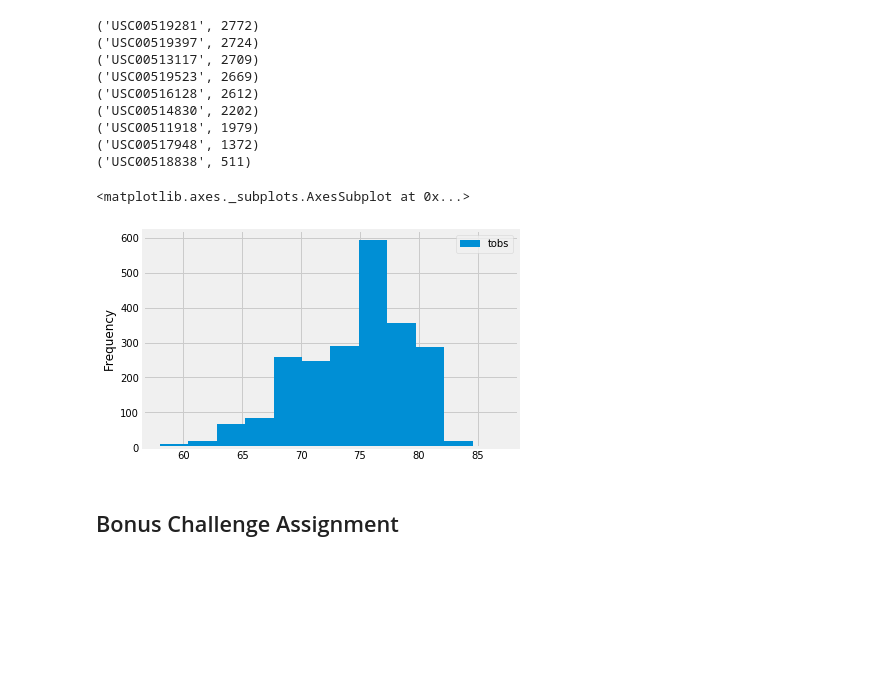
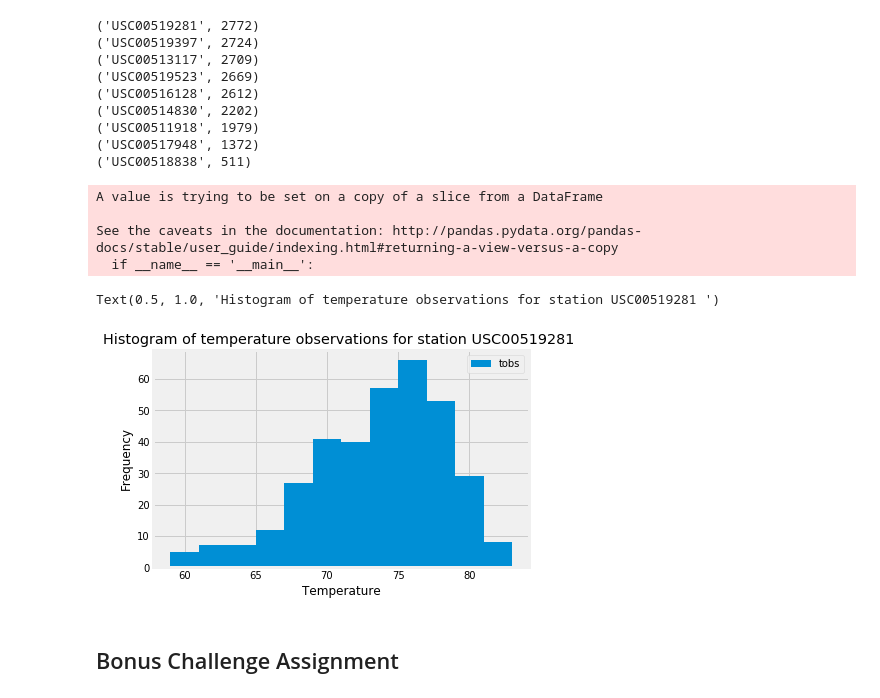
Before and after one commit to clemiblac/sqlalchemy-challenge, a Jupyter notebook: Case_Assignment/climate_starter.ipynb, the cells around one changed output. Drawn from its saved outputs; the diff is of its cells as text; code cells hidden in the pictures; blank space fills up the shorter version.

```diff
--- a/Case_Assignment/climate_starter.ipynb
+++ b/Case_Assignment/climate_starter.ipynb
@@ -269,20 +267,24 @@ for row in HIGHEST_TEMP_OBS:
 ('USC00518838', 511)
 # %%
 # Query the last 12 months of temperature observation data for this station and plot the results as a histogram
+station='USC00519281'
 results = pd.read_sql("SELECT * FROM Measurement\
                         WHERE date BETWEEN date('2016-08-23') AND date('2017-08-23')\
+                        AND station=:name\
                         ORDER BY DATE(date)"
-                      , conn)
+                      , conn,params={'name':station})
 df=results[["date","tobs"]]
-
-df_new_index=df.set_index("date")
-# Sort the dataframe by date
-sorted_df=df_new_index.sort_values("date")
-sorted_df.dropna(inplace=True)
-sorted_df.plot.hist(bins=12)
+df.dropna(inplace=True)
+df.plot.hist(bins=12)
+plt.xlabel('Temperature')
+plt.title(f'Histogram of temperature observations for station {station} ')
 # %% [output]
-<matplotlib.axes._subplots.AxesSubplot at 0x...>
+A value is trying to be set on a copy of a slice from a DataFrame
+
+See the caveats in the documentation: http://pandas.pydata.org/pandas-docs/stable/user_guide/indexing.html#returning-a-view-versus-a-copy
+  if __name__ == '__main__':
+Text(0.5, 1.0, 'Histogram of temperature observations for station USC00519281 ')
-[figure, old version]
+[figure, new version]
 # %% [markdown]
 ## Bonus Challenge Assignment
 # %%
```
Also changed, not shown: parts of 9 cells of this notebook, 1 other file.
